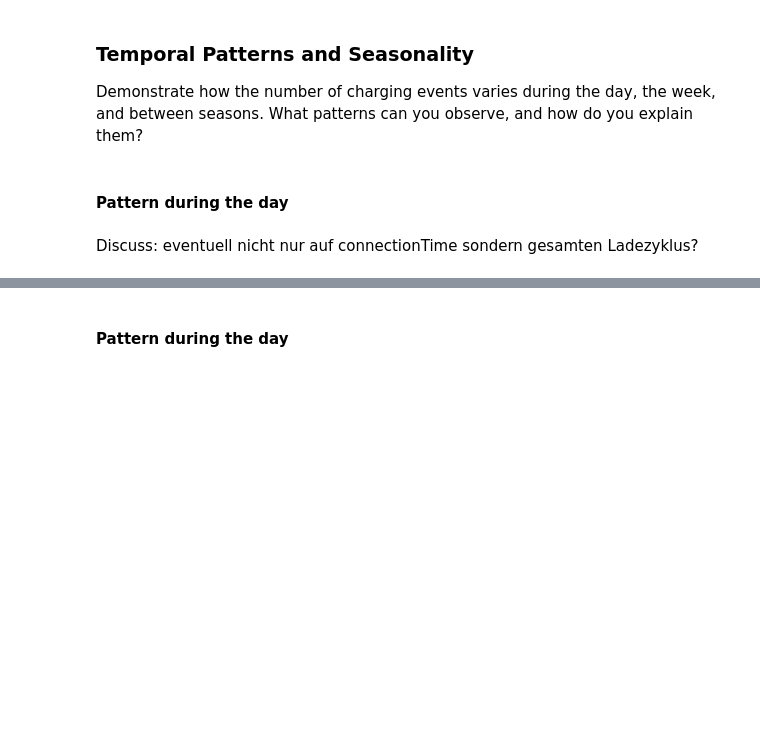
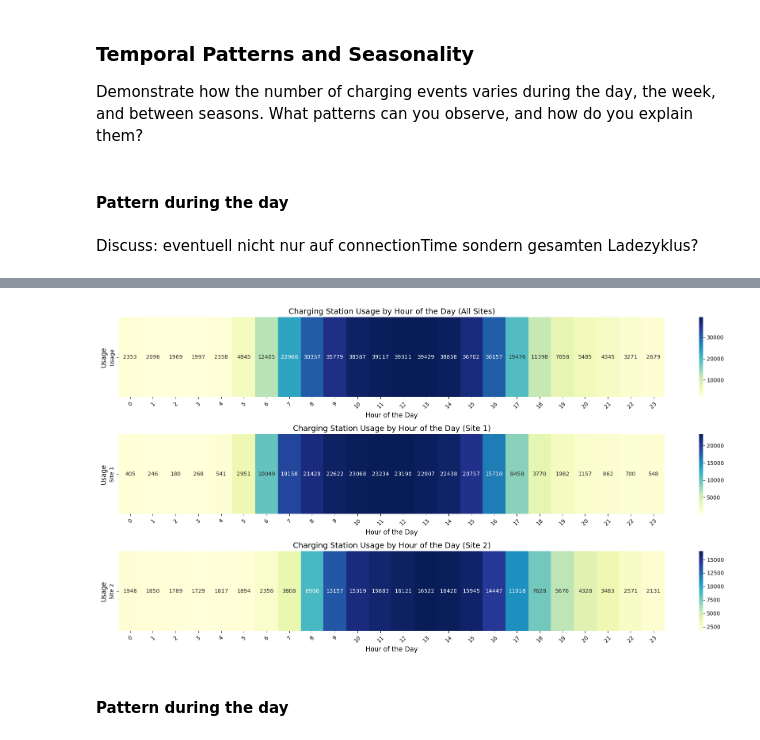
Before and after one commit to nsterz/AA_2024-group-3, a Jupyter notebook: code_dataexplo/descriptiveAnalytics.ipynb, the cells around one changed output, grey strips where cells are left out. Cells and saved outputs as stored; diff of their text form; code cells hidden in the pictures; blank space fills up the shorter version.

```diff
--- a/code_dataexplo/descriptiveAnalytics.ipynb
+++ b/code_dataexplo/descriptiveAnalytics.ipynb
@@ -95,3 +94,73 @@ plt.show()
+# %%
+
+import seaborn as sns
+
+
+data_charge["connectionTime"] = pd.to_datetime(data_charge["connectionTime"])
+data_charge["disconnectTime"] = pd.to_datetime(data_charge["disconnectTime"])
+
+def get_active_hours(row):
+    active_hours = pd.date_range(row['connectionTime'], row['disconnectTime'], freq='H').hour
+    return active_hours
+
+data_charge['active_hours'] = data_charge.apply(get_active_hours, axis=1)
+
+active_hours_flat = [hour for hours in data_charge['active_hours'] for hour in hours]
+
+df_active_hours = pd.DataFrame(active_hours_flat, columns=['Hour'])
+df_active_hours['Count'] = 1
+
+usage_by_hour = df_active_hours.groupby('Hour').size()
+
+data_charge_site_1 = data_charge[data_charge['siteID'] == 1]
+data_charge_site_2 = data_charge[data_charge['siteID'] == 2]
+
+active_hours_site_1 = [hour for hours in data_charge_site_1['active_hours'] for hour in hours]
+active_hours_site_2 = [hour for hours in data_charge_site_2['active_hours'] for hour in hours]
+
+df_active_hours_site_1 = pd.DataFrame(active_hours_site_1, columns=['Hour'])
+df_active_hours_site_1['Count'] = 1
+
+df_active_hours_site_2 = pd.DataFrame(active_hours_site_2, columns=['Hour'])
+df_active_hours_site_2['Count'] = 1
+
+usage_by_hour_site_1 = df_active_hours_site_1.groupby('Hour').size()
+usage_by_hour_site_2 = df_active_hours_site_2.groupby('Hour').size()
+
+heatmap_data = usage_by_hour.values.reshape(1, -1)
+
+heatmap_data_site_1 = usage_by_hour_site_1.values.reshape(1, -1)
+
+heatmap_data_site_2 = usage_by_hour_site_2.values.reshape(1, -1)
+
+
+plt.figure(figsize=(18, 9))
+
+plt.subplot(3, 1, 1)
+sns.heatmap(heatmap_data, cmap="YlGnBu", annot=True, fmt="d", xticklabels=usage_by_hour.index, yticklabels=['Usage'])
+plt.title("Charging Station Usage by Hour of the Day (All Sites)", fontsize=14)
+plt.xlabel("Hour of the Day", fontsize=12)
+plt.ylabel("Usage", fontsize=12)
+plt.xticks(rotation=45)
+
+plt.subplot(3, 1, 2)
+sns.heatmap(heatmap_data_site_1, cmap="YlGnBu", annot=True, fmt="d", xticklabels=usage_by_hour_site_1.index, yticklabels=['Site 1'])
+plt.title("Charging Station Usage by Hour of the Day (Site 1)", fontsize=14)
+plt.xlabel("Hour of the Day", fontsize=12)
+plt.ylabel("Usage", fontsize=12)
+plt.xticks(rotation=45)
+
+plt.subplot(3, 1, 3)
+sns.heatmap(heatmap_data_site_2, cmap="YlGnBu", annot=True, fmt="d", xticklabels=usage_by_hour_site_2.index, yticklabels=['Site 2'])
+plt.title("Charging Station Usage by Hour of the Day (Site 2)", fontsize=14)
+plt.xlabel("Hour of the Day", fontsize=12)
+plt.ylabel("Usage", fontsize=12)
+plt.xticks(rotation=45)
+
+plt.tight_layout()
+plt.show()
+# %% [output]
+[figure, added]
 # %% [markdown]
 
 #### Pattern during the day
```
Also changed, not shown: parts of 8 cells of this notebook.
